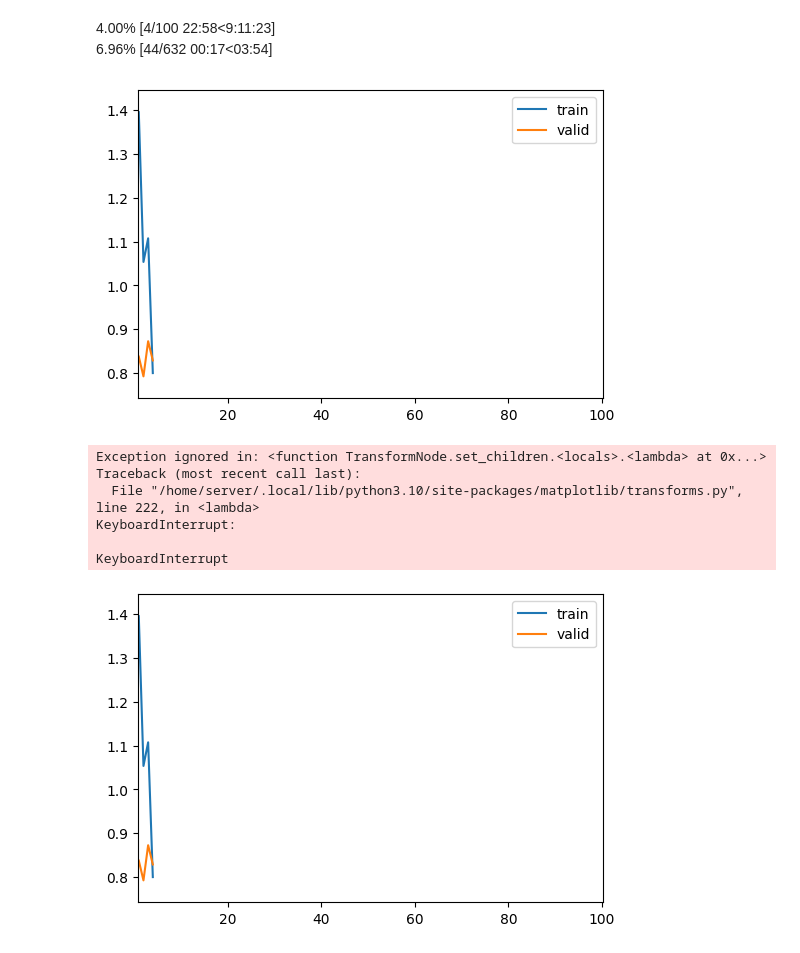
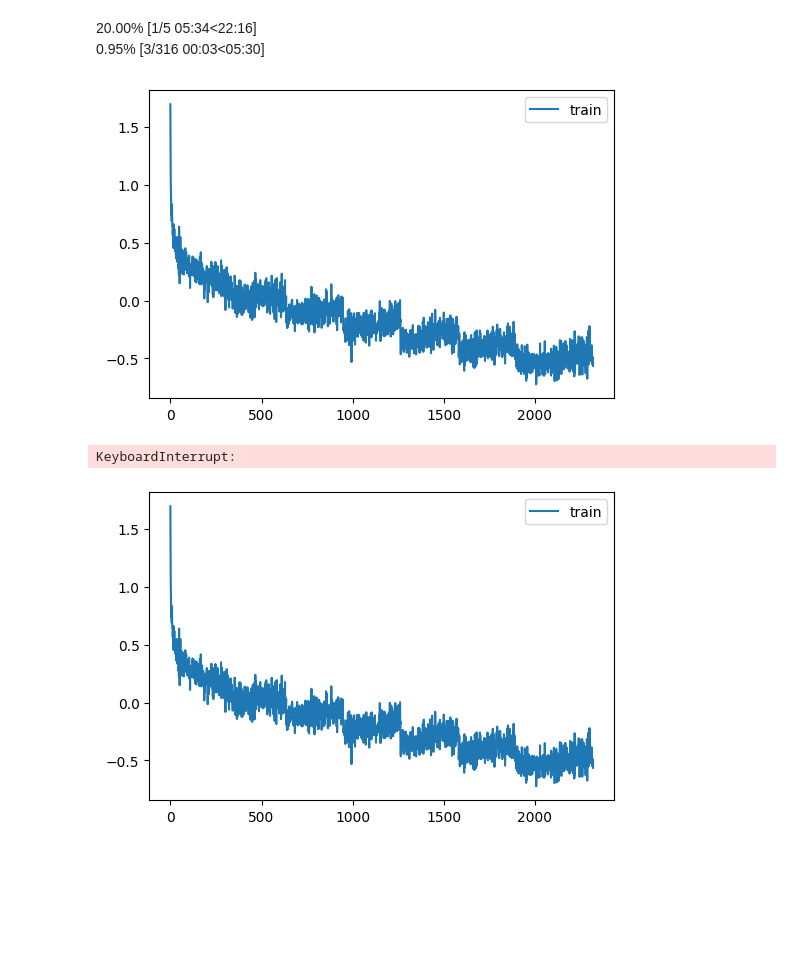
Before and after one commit to danjacobellis/segmentation, a Jupyter notebook: ADE20k.ipynb, the cells around one changed output. Cells and saved outputs as stored; diff of their text form; code cells hidden in the pictures; blank space fills up the shorter version.

```diff
--- a/ADE20k.ipynb
+++ b/ADE20k.ipynb
@@ -61,41 +56,25 @@ def plot_loss_update(epoch, epochs, mb, train_loss, valid_loss):
 # %%
-train_loss, valid_loss = [], []
-epochs = 100
-mb = master_bar(range(1, epochs+1))
+log_train_loss = []
+epochs = 7
+mb = master_bar(range(epochs))
 for epoch in mb:
-
-    train_dataloader = DataLoader(train_dataset, batch_size=32, shuffle=True)
+    train_dataloader = DataLoader(train_dataset, batch_size=64, shuffle=True)
     for batch in progress_bar(train_dataloader,parent=mb):
         optimizer.zero_grad()
         x = batch['image'].to(torch.float32).permute((0,3,1,2))
         x = (x/255).cuda()
         y = batch['annotation'].to(torch.int64) - 1
         y = y.cuda()
         ŷ = decoder(encoder(x))
         loss = crit(ŷ,y)
         loss.backward()
         optimizer.step()
-    train_loss.append(loss.detach().cpu().item())
-
-    valid_dataloader = DataLoader(train_dataset, batch_size=32, shuffle=True)
-    for batch in progress_bar(valid_dataloader,parent=mb):
-        x = batch['image'].to(torch.float32).permute((0,3,1,2))
-        x = (x/255).cuda()
-        y = batch['annotation'].to(torch.int64) - 1
-        y = y.cuda()
-        ŷ = decoder(encoder(x))
-        loss = crit(ŷ,y)
-    valid_loss.append(loss.detach().cpu().item())
-
-    plot_loss_update(epoch, epochs, mb, train_loss, valid_loss)
+        log_train_loss.append(np.log(loss.detach().cpu().item()))
+        mb.update_graph([[range(len(log_train_loss)),log_train_loss]])
+    torch.save(decoder.state_dict(), f"decoder_weights_epoch_{epoch}.pth")
 # %% [output]
-4.00% [4/100 22:58<9:11:23]
-6.96% [44/632 00:17<03:54]
+20.00% [1/5 05:34<22:16]
+0.95% [3/316 00:03<05:30]
-[figure, old version]
+[figure, new version]
-Exception ignored in: <function TransformNode.set_children.<locals>.<lambda> at 0x...>
-Traceback (most recent call last):
-  File "/home/server/.local/lib/python3.10/site-packages/matplotlib/transforms.py", line 222, in <lambda>
 KeyboardInterrupt:
-
-KeyboardInterrupt
-[figure, old version]
+[figure, new version]
```
Also changed, not shown: parts of 17 cells of this notebook.
